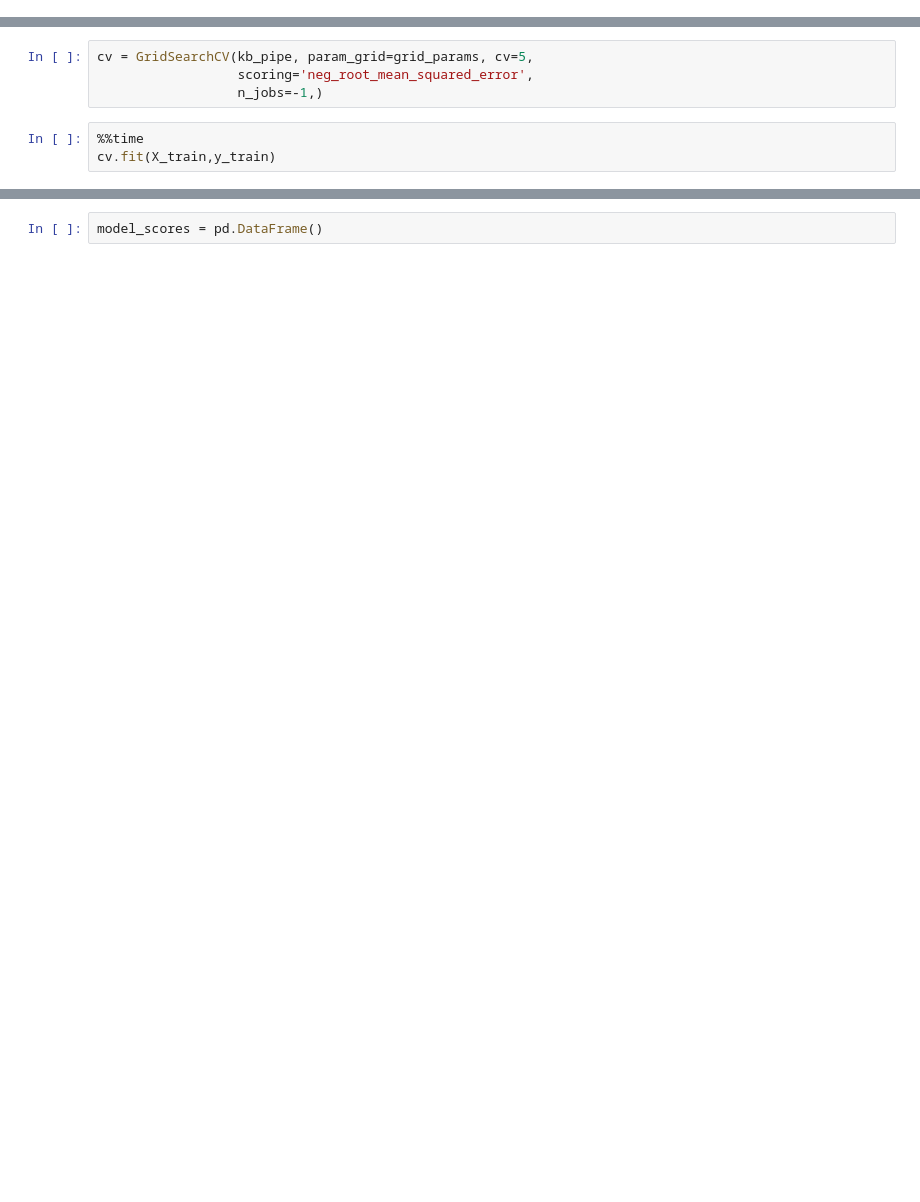
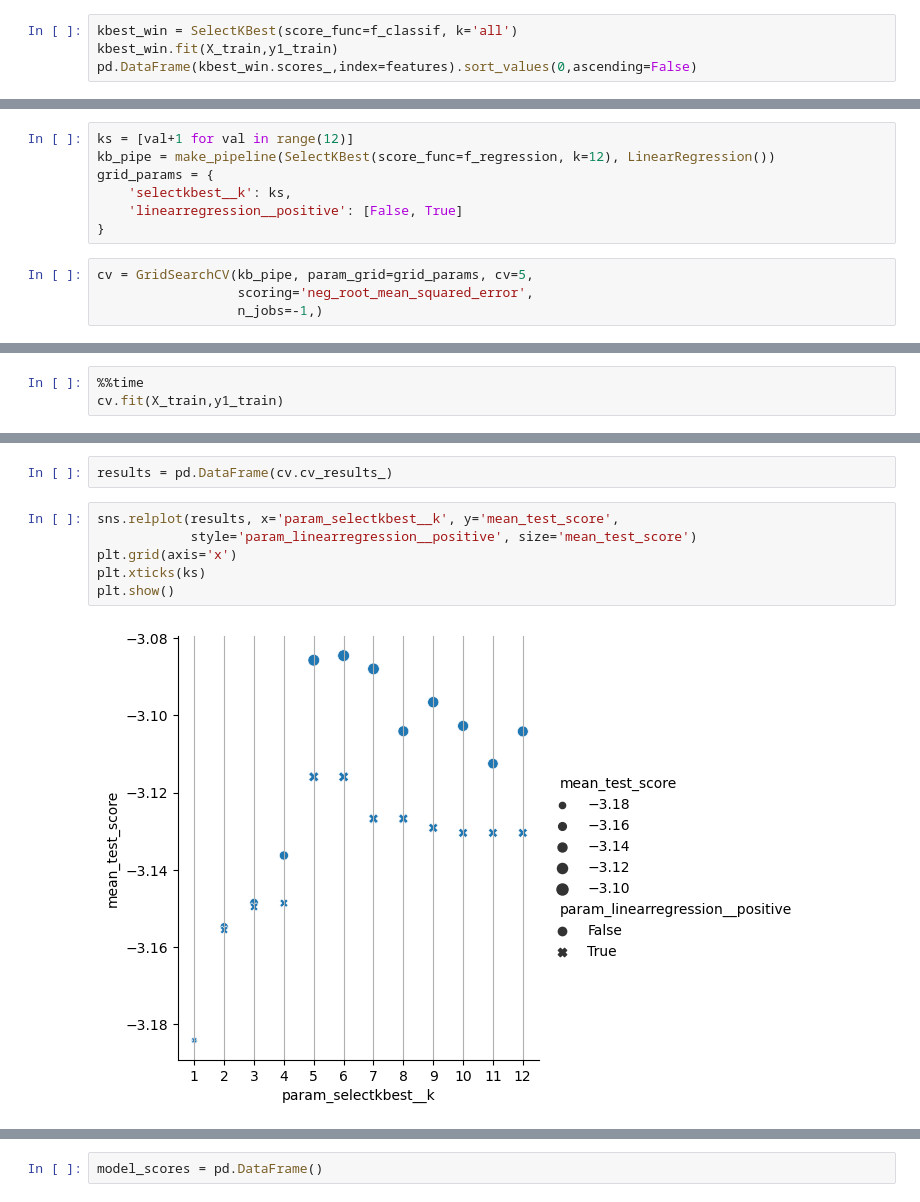
Before and after one commit to NBPub/Springboard, a Jupyter notebook: Capstone Two/16.3_Preprocessing-Training.ipynb, the cells around one changed output, grey strips where cells are left out. Drawn from its saved outputs; the diff is of its cells as text; blank space fills up the shorter version.

```diff
--- a/Capstone Two/16.3_Preprocessing-Training.ipynb
+++ b/Capstone Two/16.3_Preprocessing-Training.ipynb
@@ -268,0 +177,4 @@ grid_params = {
+# %%
+kbest_win = SelectKBest(score_func=f_classif, k='all')
+kbest_win.fit(X_train,y1_train)
+pd.DataFrame(kbest_win.scores_,index=features).sort_values(0,ascending=False)
@@ -269,7 +195,11 @@ grid_params = {
+# %%
+ks = [val+1 for val in range(12)]
+kb_pipe = make_pipeline(SelectKBest(score_func=f_regression, k=12), LinearRegression())
+grid_params = {
+    'selectkbest__k': ks,
+    'linearregression__positive': [False, True]
+}
 # %%
 cv = GridSearchCV(kb_pipe, param_grid=grid_params, cv=5,
                   scoring='neg_root_mean_squared_error',
                   n_jobs=-1,)
-# %%
-%%time
-cv.fit(X_train,y_train)
@@ -362,0 +206,3 @@ def_models = {
+# %%
+%%time
+cv.fit(X_train,y1_train)
@@ -362,0 +223,10 @@ def_models = {
+# %%
+results = pd.DataFrame(cv.cv_results_)
+# %%
+sns.relplot(results, x='param_selectkbest__k', y='mean_test_score',
+            style='param_linearregression__positive', size='mean_test_score')
+plt.grid(axis='x')
+plt.xticks(ks)
+plt.show()
+# %% [output]
+[figure, added]
```
Also changed, not shown: parts of 160 cells of this notebook, 2 other files.
